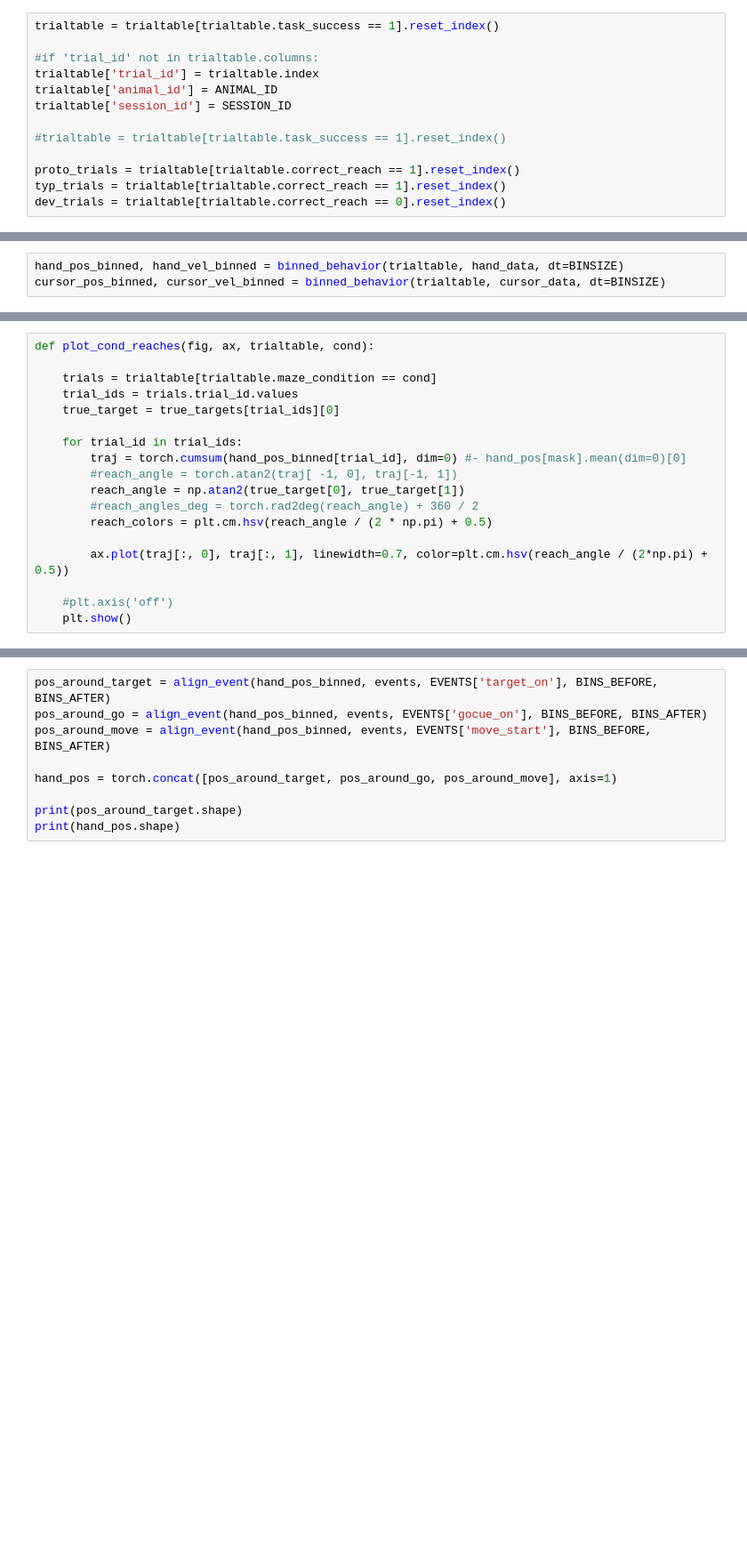
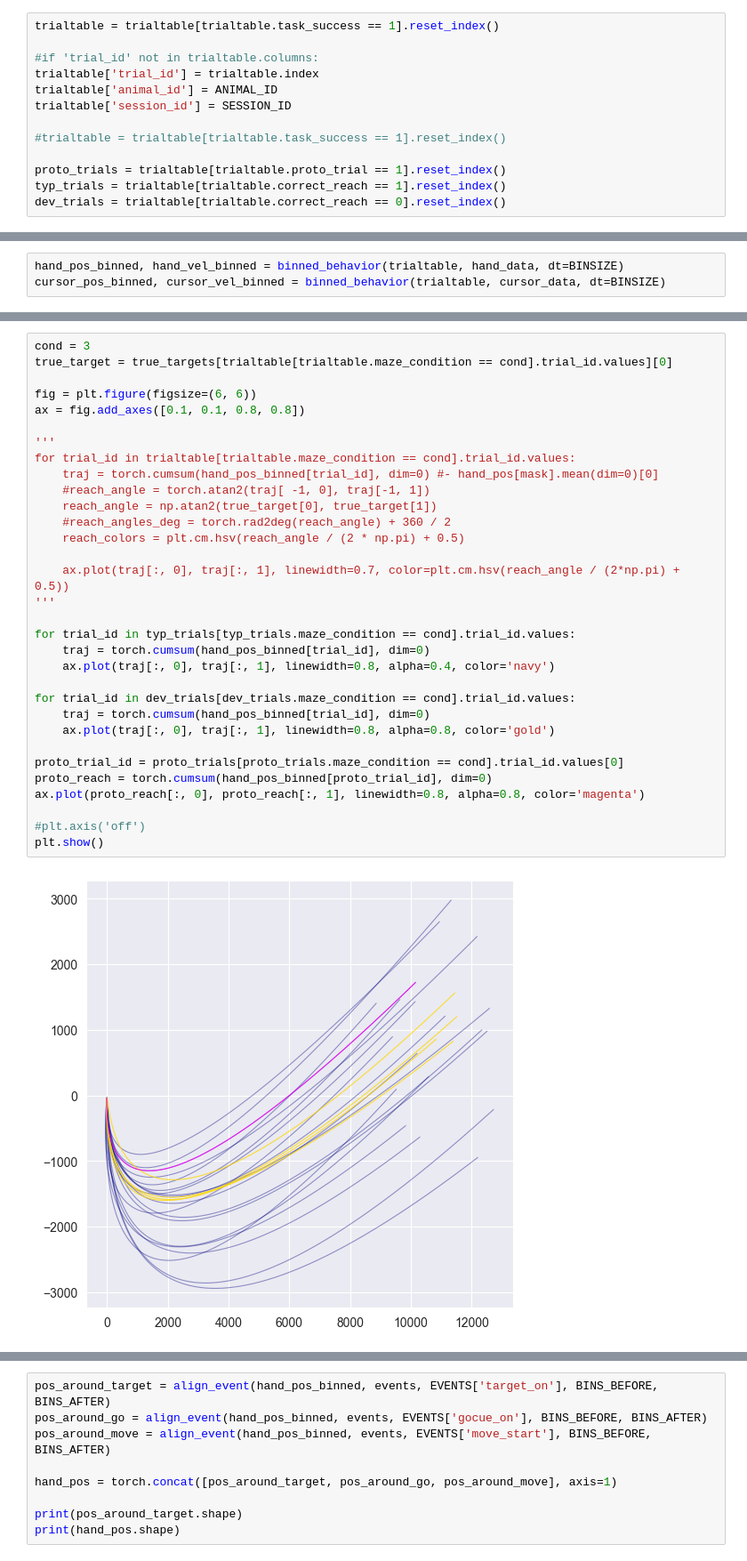
Before and after one commit to mahmoud-elmakki/opium, a Jupyter notebook: behavior_variability.ipynb, the cells around one changed output, grey strips where cells are left out. Shown at 89% size. Saved outputs shown, nothing was run; the diff lists cells and outputs as text; blank space fills up the shorter version.

```diff
--- a/behavior_variability.ipynb
+++ b/behavior_variability.ipynb
@@ -466,7 +466,7 @@ trialtable['session_id'] = SESSION_ID
 
 #trialtable = trialtable[trialtable.task_success == 1].reset_index()
 
-proto_trials = trialtable[trialtable.correct_reach == 1].reset_index()
+proto_trials = trialtable[trialtable.proto_trial == 1].reset_index()
 typ_trials = trialtable[trialtable.correct_reach == 1].reset_index()
 dev_trials = trialtable[trialtable.correct_reach == 0].reset_index()
 # %%
@@ -770,18 +816,34 @@ cursor_pos_binned, cursor_vel_binned = binned_behavior(trialtable, cursor_data,
 # %%
-def plot_cond_reaches(fig, ax, trialtable, cond):
+cond = 3
+true_target = true_targets[trialtable[trialtable.maze_condition == cond].trial_id.values][0]
 
-    trials = trialtable[trialtable.maze_condition == cond]
-    trial_ids = trials.trial_id.values
-    true_target = true_targets[trial_ids][0]
+fig = plt.figure(figsize=(6, 6))
+ax = fig.add_axes([0.1, 0.1, 0.8, 0.8])
 
-    for trial_id in trial_ids:
-        traj = torch.cumsum(hand_pos_binned[trial_id], dim=0) #- hand_pos[mask].mean(dim=0)[0]
-        #reach_angle = torch.atan2(traj[ -1, 0], traj[-1, 1])
-        reach_angle = np.atan2(true_target[0], true_target[1])
-        #reach_angles_deg = torch.rad2deg(reach_angle) + 360 / 2
-        reach_colors = plt.cm.hsv(reach_angle / (2 * np.pi) + 0.5)
+'''
+for trial_id in trialtable[trialtable.maze_condition == cond].trial_id.values:
+    traj = torch.cumsum(hand_pos_binned[trial_id], dim=0) #- hand_pos[mask].mean(dim=0)[0]
+    #reach_angle = torch.atan2(traj[ -1, 0], traj[-1, 1])
+    reach_angle = np.atan2(true_target[0], true_target[1])
+    #reach_angles_deg = torch.rad2deg(reach_angle) + 360 / 2
+    reach_colors = plt.cm.hsv(reach_angle / (2 * np.pi) + 0.5)
 
-        ax.plot(traj[:, 0], traj[:, 1], linewidth=0.7, color=plt.cm.hsv(reach_angle / (2*np.pi) + 0.5))
+    ax.plot(traj[:, 0], traj[:, 1], linewidth=0.7, color=plt.cm.hsv(reach_angle / (2*np.pi) + 0.5))
+'''
 
-    #plt.axis('off')
-    plt.show()
+for trial_id in typ_trials[typ_trials.maze_condition == cond].trial_id.values:
+    traj = torch.cumsum(hand_pos_binned[trial_id], dim=0)
+    ax.plot(traj[:, 0], traj[:, 1], linewidth=0.8, alpha=0.4, color='navy')
+
+for trial_id in dev_trials[dev_trials.maze_condition == cond].trial_id.values:
+    traj = torch.cumsum(hand_pos_binned[trial_id], dim=0)
+    ax.plot(traj[:, 0], traj[:, 1], linewidth=0.8, alpha=0.8, color='gold')
+
+proto_trial_id = proto_trials[proto_trials.maze_condition == cond].trial_id.values[0]
+proto_reach = torch.cumsum(hand_pos_binned[proto_trial_id], dim=0)
+ax.plot(proto_reach[:, 0], proto_reach[:, 1], linewidth=0.8, alpha=0.8, color='magenta')
+
+#plt.axis('off')
+plt.show()
+# %% [output]
+[figure, added]
```
Also changed, not shown: parts of 31 cells of this notebook, 3 other files.
